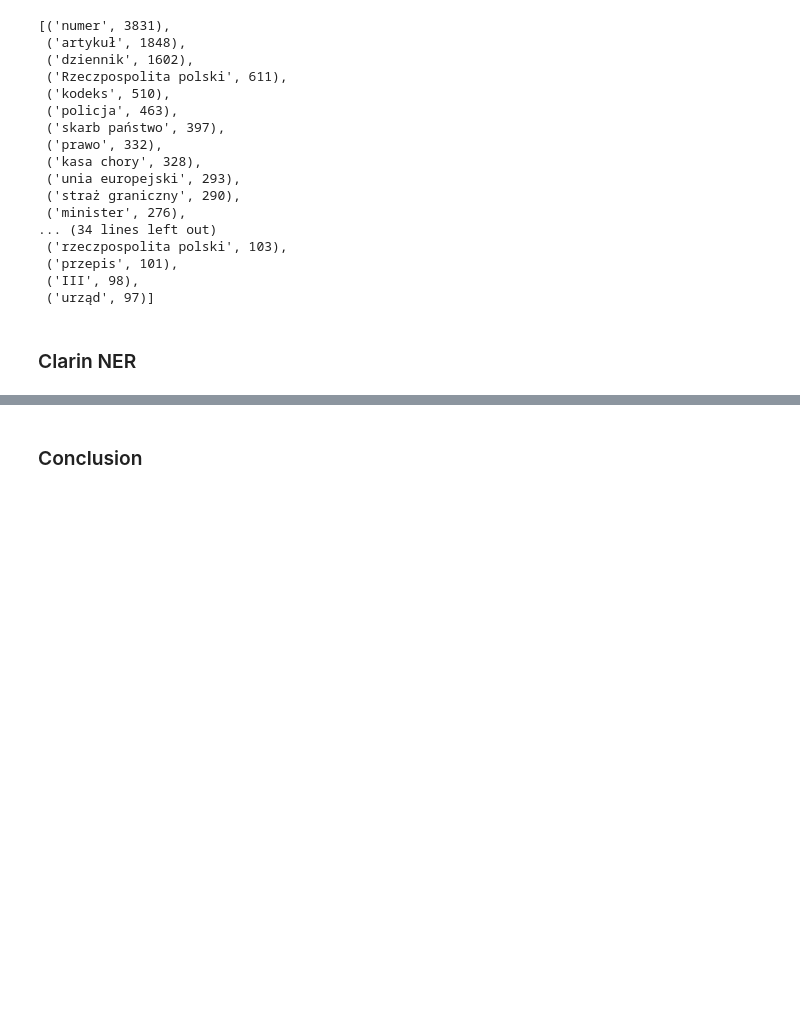
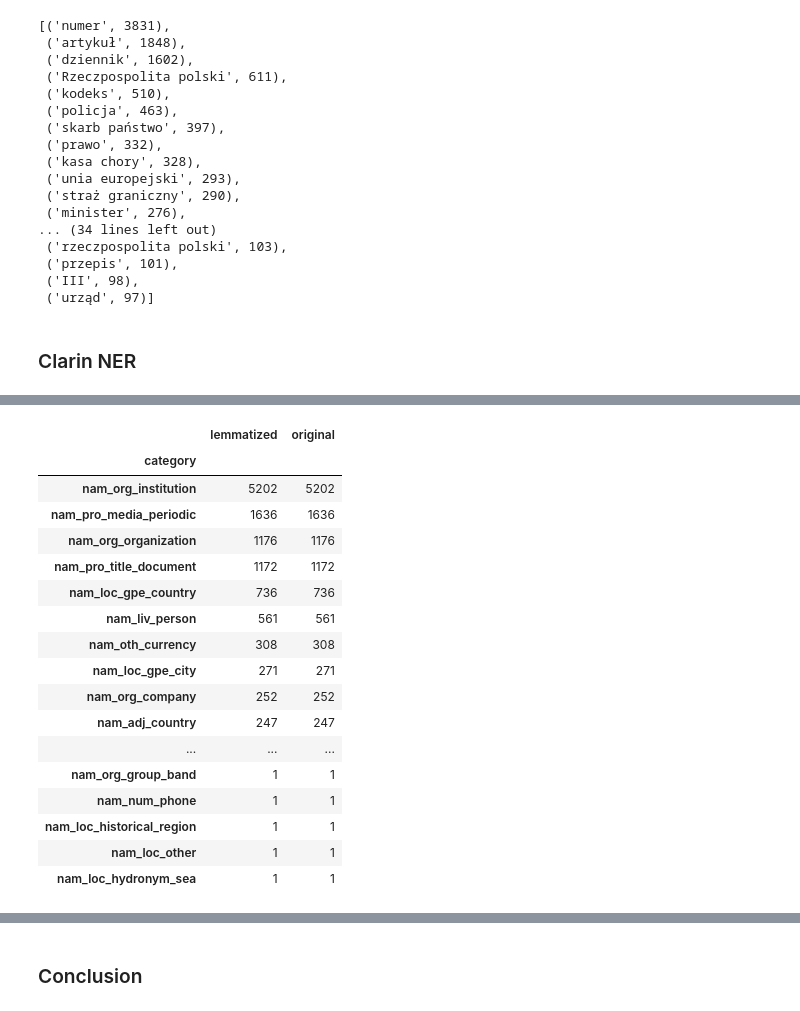
Before and after one commit to arkadiuss/nlp, a Jupyter notebook: 8_ner/8_named_entity_recognition.ipynb, the cells around one changed output, grey strips where cells are left out. Saved outputs shown, nothing was run; the diff lists cells and outputs as text; code cells hidden in the pictures; blank space fills up the shorter version.

Commit message:
[8] ner from clarin, [9] setup

```diff
--- a/8_ner/8_named_entity_recognition.ipynb
+++ b/8_ner/8_named_entity_recognition.ipynb
@@ -140,18 +142,0 @@ ffeac07c-86c5-4011-a82f-ecd24be6d261 for clarin_output/clarin_output_2001_1368.t
-# %%
-def read_clarin_output(bill_name):
-    file_name = f"clarin_output/clarin_output_{bill_name}"
-    tree = ET.parse(file_name)
-    return tree.getroot()
-
-def clarin_NER_single_bill(bill_name)
-    chunk_list = read_clarin_output(bill_name)
-    for chunk in chunk_list:
-        for sentence in chunk:
-            for token in sentence:
-                for token_lex in token:
-                    if token_lex.tag == "ann":
-                        for attr_name in token_lex.attrib:
-                            if attr_name == "chan" and token_lex.attrib[attr_name].startswith("nam_"):
-                                print(attr_name, token_lex.attrib[attr_name], token_lex.text)
-
-clarin_NER_single_bill("2001_1545.txt")
@@ -157,0 +226,21 @@ clarin_NER_single_bill("2001_1545.txt")
+# %%
+NER_entities.groupby("category").count().sort_values(["lemmatized"], ascending=[0])
+# %% [output]
+|  | lemmatized | original |
+| category |  |  |
+| nam_org_institution | 5202 | 5202 |
+| nam_pro_media_periodic | 1636 | 1636 |
+| nam_org_organization | 1176 | 1176 |
+| nam_pro_title_document | 1172 | 1172 |
+| nam_loc_gpe_country | 736 | 736 |
+| nam_liv_person | 561 | 561 |
+| nam_oth_currency | 308 | 308 |
+| nam_loc_gpe_city | 271 | 271 |
+| nam_org_company | 252 | 252 |
+| nam_adj_country | 247 | 247 |
+| ... | ... | ... |
+| nam_org_group_band | 1 | 1 |
+| nam_num_phone | 1 | 1 |
+| nam_loc_historical_region | 1 | 1 |
+| nam_loc_other | 1 | 1 |
+| nam_loc_hydronym_sea | 1 | 1 |
```
Also changed, not shown: parts of 6 cells of this notebook.
